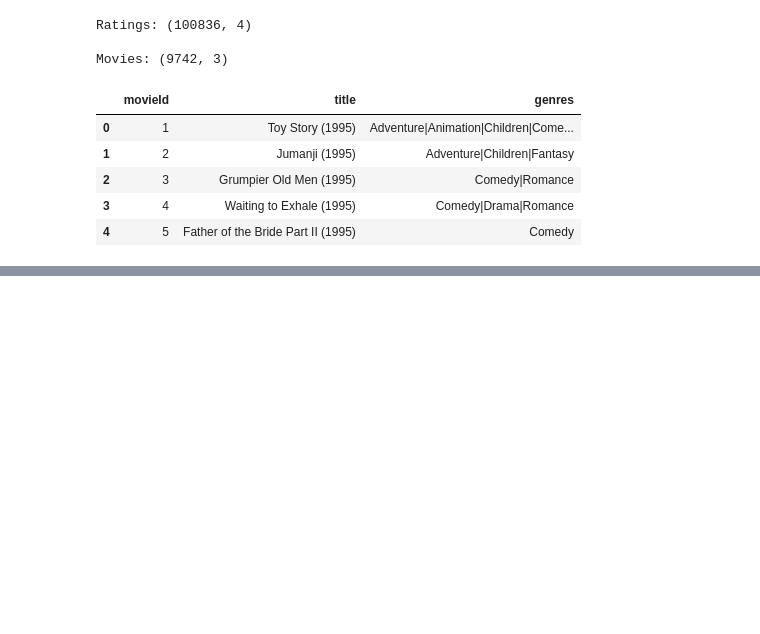
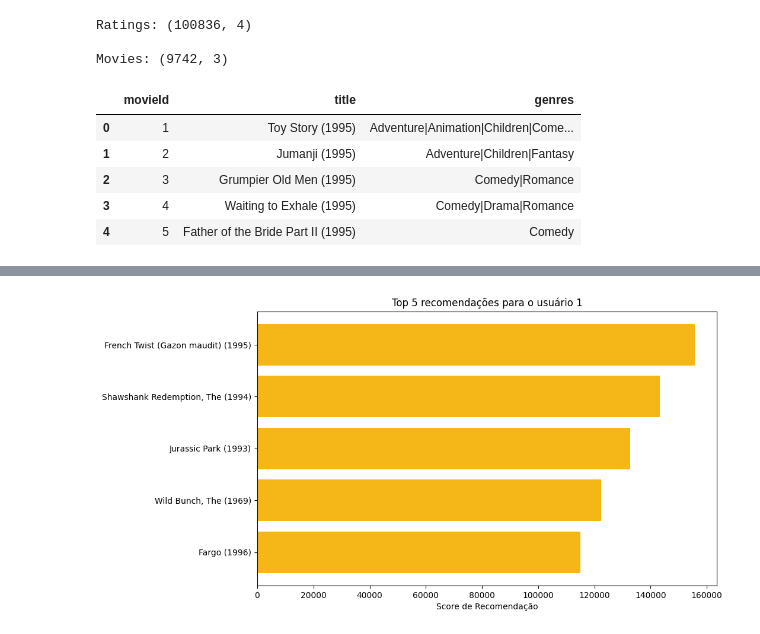
Before and after one commit to Skinnyopeats/Projeto-Integrador-3B, a Jupyter notebook: notebooks/01_data_exploration.ipynb, the cells around one changed output, grey strips where cells are left out. Saved outputs shown, nothing was run; the diff lists cells and outputs as text; code cells hidden in the pictures; blank space fills up the shorter version.

```diff
--- a/notebooks/01_data_exploration.ipynb
+++ b/notebooks/01_data_exploration.ipynb
@@ -32,0 +108,15 @@ print("Hello World!")
+# %%
+from networkx.algorithms import bipartite
+
+# Lista de nós de filmes
+movie_nodes = [n for n,d in B.nodes(data=True) if d['type']=='movie']
+
+# Projeção ponderada: filme-filme
+G_movie = bipartite.weighted_projected_graph(B, movie_nodes)
+
+print("Grafo projetado (filmes) criado!")
+print("Número de nós:", G_movie.number_of_nodes())
+print("Número de arestas:", G_movie.number_of_edges())
+
+# Ver peso de algumas conexões
+list(G_movie.edges(data=True))[:10]
@@ -32,0 +180,13 @@ print("Hello World!")
+# %%
+# Exemplo: recomendar para o usuário 1
+user_id = 1
+recommendations = recommend_for_user(user_id, B, G_movie, k=5)
+
+# Mostrar os IDs e pesos
+print("Recomendações (movieId, score):")
+print(recommendations)
+
+# Mostrar os títulos dos filmes recomendados
+recommended_ids = [movie_id for movie_id, _ in recommendations]
+recommended_titles = movies[movies['movieId'].isin(recommended_ids)][['movieId','title']]
+print(recommended_titles)
@@ -32,0 +202,17 @@ print("Hello World!")
+# %%
+import matplotlib.pyplot as plt
+
+# Preparar dados
+recommended_ids = [movie_id for movie_id, _ in recommendations]
+scores = [score for _, score in recommendations]
+recommended_titles = movies[movies['movieId'].isin(recommended_ids)]['title'].values
+
+# Plot
+plt.figure(figsize=(10,6))
+plt.barh(recommended_titles, scores, color="#F5B718")
+plt.xlabel("Score de Recomendação")
+plt.title(f"Top {len(recommendations)} recomendações para o usuário {user_id}")
+plt.gca().invert_yaxis()  # inverte para o maior score em cima
+plt.show()
+# %% [output]
+[figure, added]
```
Also changed, not shown: parts of 7 cells of this notebook.
